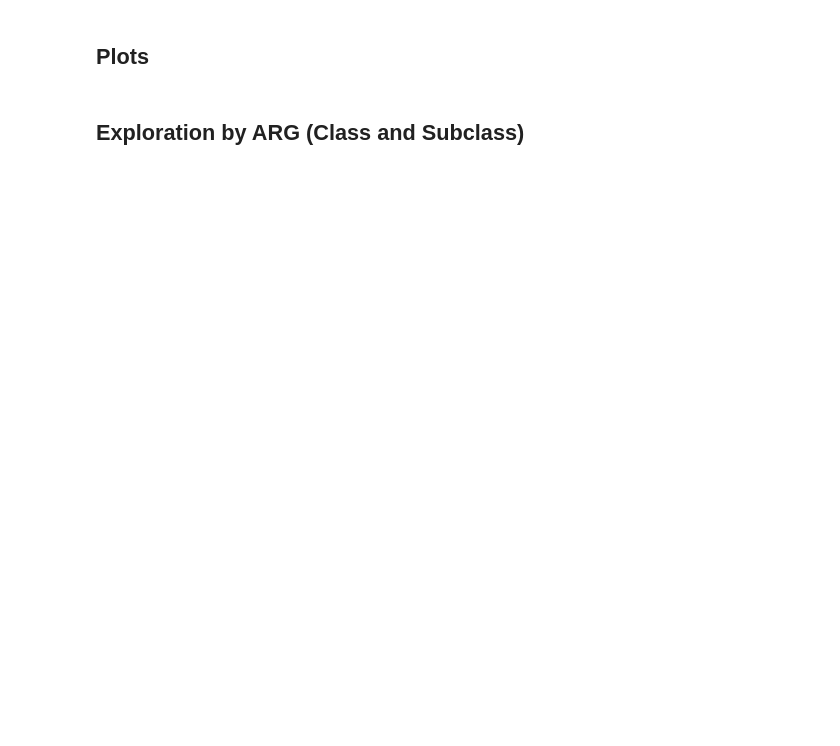
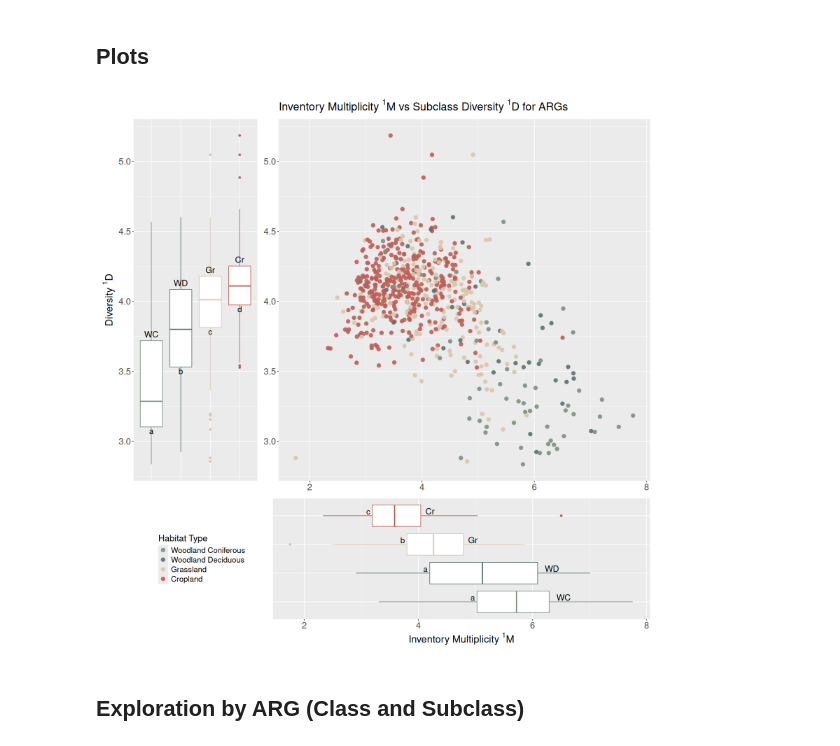
Before and after one commit to minigonche/multiplicity_index, a Jupyter notebook: Analysis LUCAS.ipynb, the cells around one changed output. Cells and saved outputs as stored; diff of their text form; code cells hidden in the pictures; blank space fills up the shorter version.

```diff
--- a/Analysis LUCAS.ipynb
+++ b/Analysis LUCAS.ipynb
@@ -210,35 +296,39 @@ custom_colors <- c(
                     '#DAC5AA',
                     '#BE5E58'
                     )
 
 
-title <- TeX(paste0("Inventory Multiplicity $^1M$ vs ",l2, " Diversity $^1D$"))
+title <- TeX(paste0("Inventory Multiplicity $^1M$ vs ",l2, " Diversity $^1D$ for ARGs"))
 
 
 plot_location <- "LUCAS/plots/srs_merged_plot.png"
 
 cld_div <- compute_cld(dunn_result = tests_resp$dunn_div, short_label_order = short_label_order, label_order = label_order)
 cld_mul <- compute_cld(dunn_result = tests_resp$dunn_mul, short_label_order = short_label_order, label_order = label_order)
 
 
 final_plot <- plot_scatter_and_box_plot(
   df= df,
   multiplicity_col= multiplicity_col,
   diversity_col= diversity_col,
   group_col= group_col,
   label_map= label_map,
   short_label_map = short_label_map,
   custom_colors= custom_colors,
   title= title,
   multiplicity_name= TeX(multiplicity_name),
   diversity_name= TeX(diversity_name),
   group_name= group_name,
   plot_location= plot_location,
   cld_div= cld_div,
-  cld_mul= cld_mul
+  cld_mul= cld_mul,
+  width = 14,
+  height = 14,
 )
 
 final_plot
+# %% [output]
+[figure, added]
 # %% [markdown]
 ## Exploration by ARG (Class and Subclass)
 # %%
```
Also changed, not shown: parts of 18 cells of this notebook, 10 other files.
